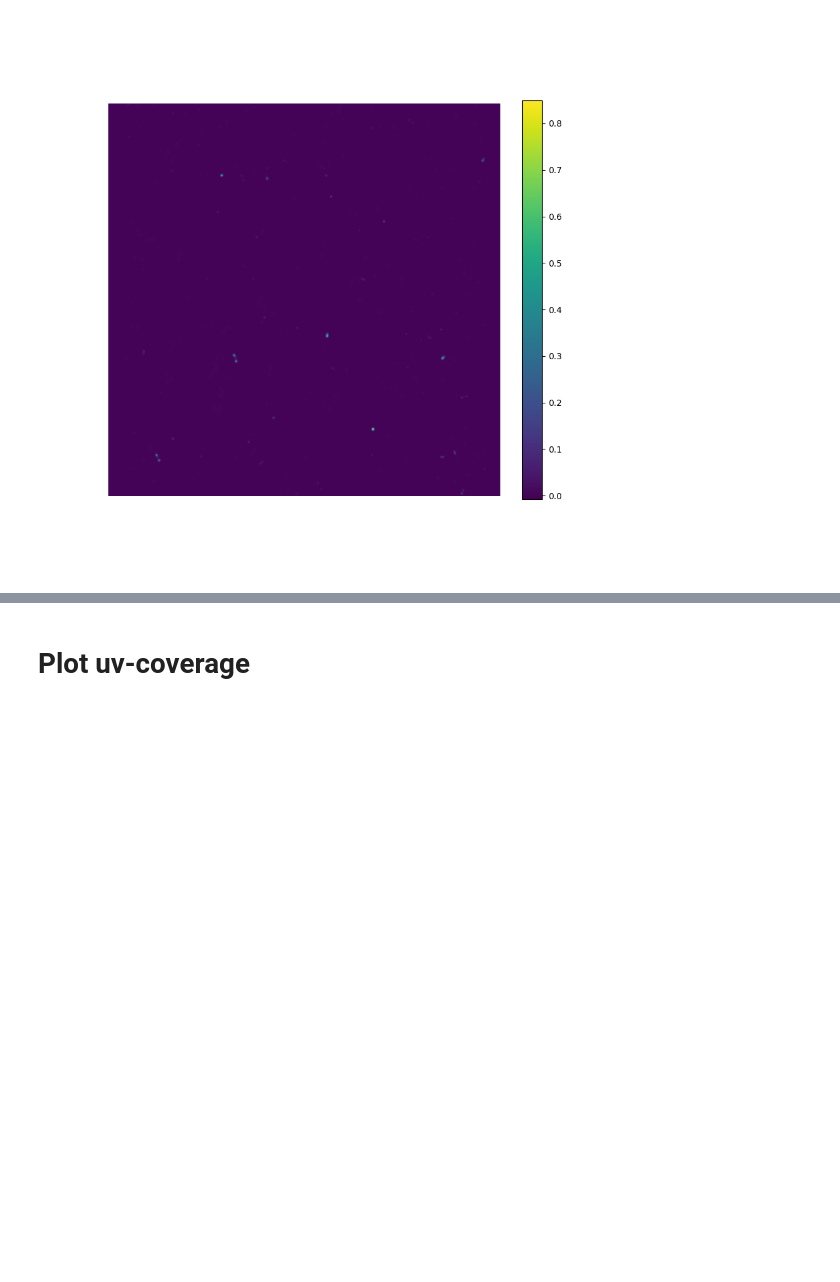
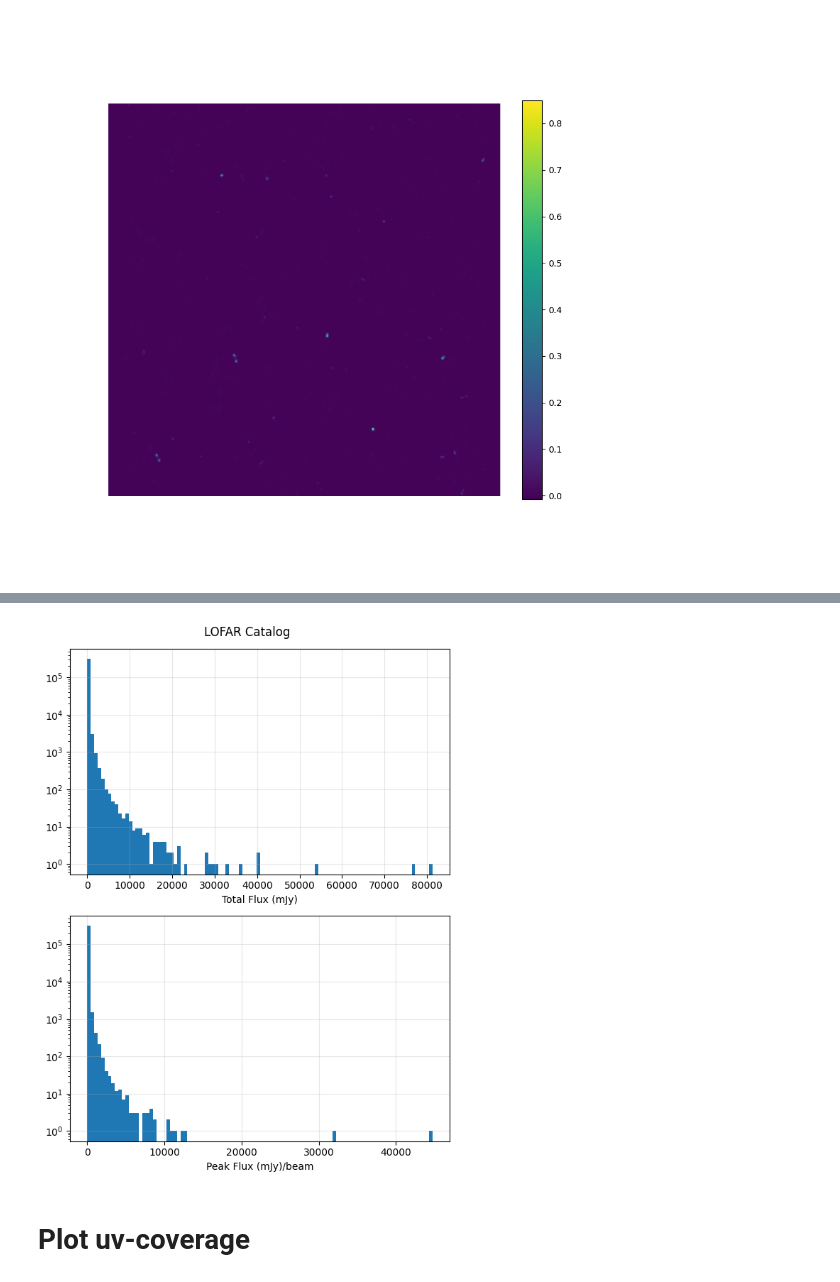
Before and after one commit to tmartinezML/LOFAR-Diffusion, a Jupyter notebook: src/notebooks/sky_maps.ipynb, the cells around one changed output, grey strips where cells are left out. Saved outputs shown, nothing was run; the diff lists cells and outputs as text; code cells hidden in the pictures; blank space fills up the shorter version.

```diff
--- a/src/notebooks/sky_maps.ipynb
+++ b/src/notebooks/sky_maps.ipynb
@@ -100,0 +245,5 @@ mpplt.plot_sky_map(dirty_arr, wcs=dirty_wcs)
+# %%
+import utils.paths as paths
+
+df_lofar = pd.read_csv(paths.LOFAR_RES_CAT)
+df_lofar
@@ -101,3 +264,25 @@ mpplt.plot_sky_map(dirty_arr, wcs=dirty_wcs)
+# %%
+fig, axs = plt.subplots(2, 1, figsize=(6, 8), tight_layout=True)
+
+fig.suptitle("LOFAR Catalog")
+
+ax = axs[0]
+ax.hist(df_lofar['Total_flux'], bins=100)#np.linspace(0, 7e4, 100))
+ax.set_xlabel('Total Flux (mJy)')
+
+ax = axs[1]
+ax.hist(df_lofar['Peak_flux'], bins=100)#np.linspace(0, 5e4, 100))
+ax.set_xlabel('Peak Flux (mJy)/beam')
+
+
+for ax in axs:
+    ax.set_yscale('log')
+    ax.grid(alpha=0.3)
+
+
+fig.show()
+# %% [output]
+[figure, added]
 # %% [markdown]
 # Plot uv-coverage
 # %%
```
Also changed, not shown: parts of 11 cells of this notebook, 3 other files.
